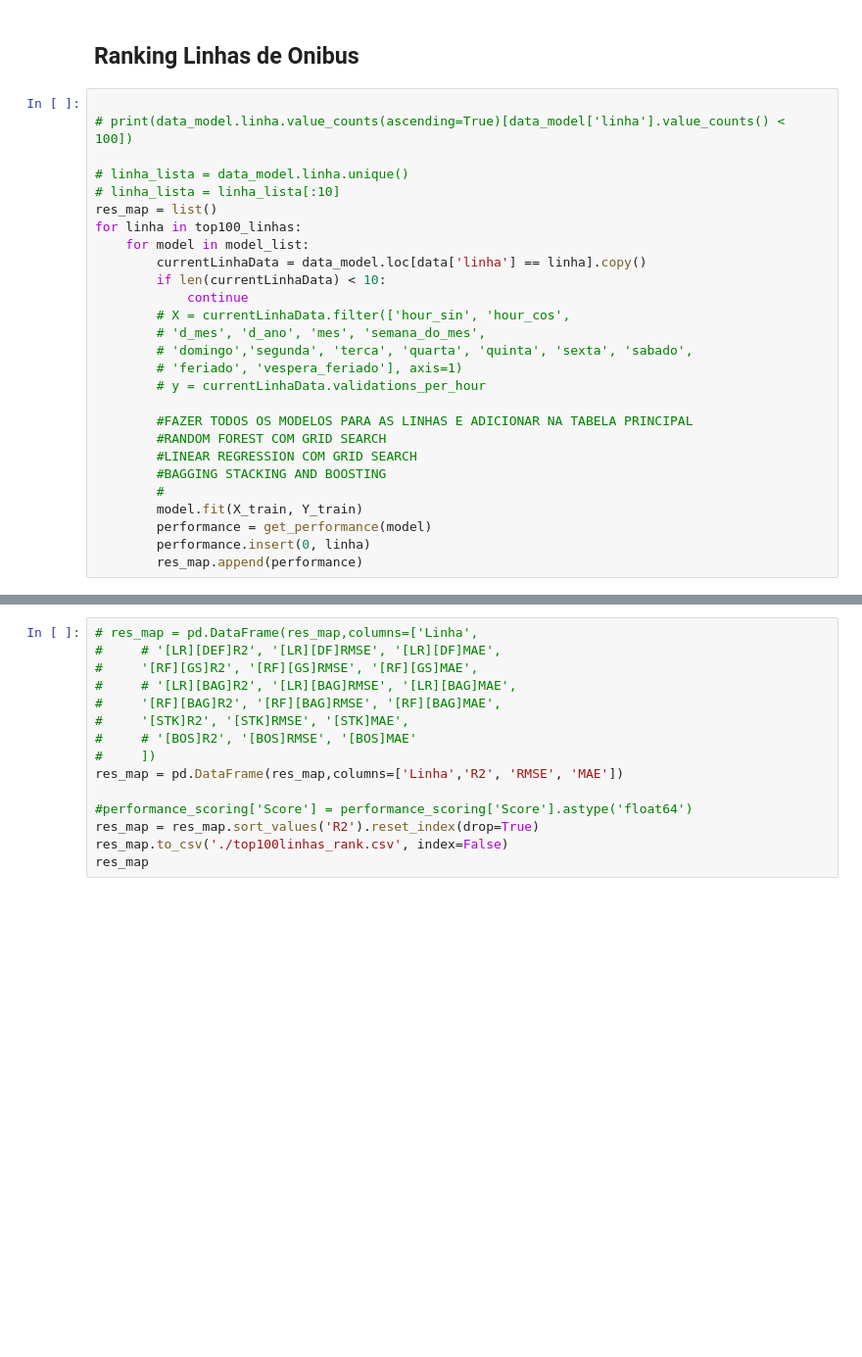
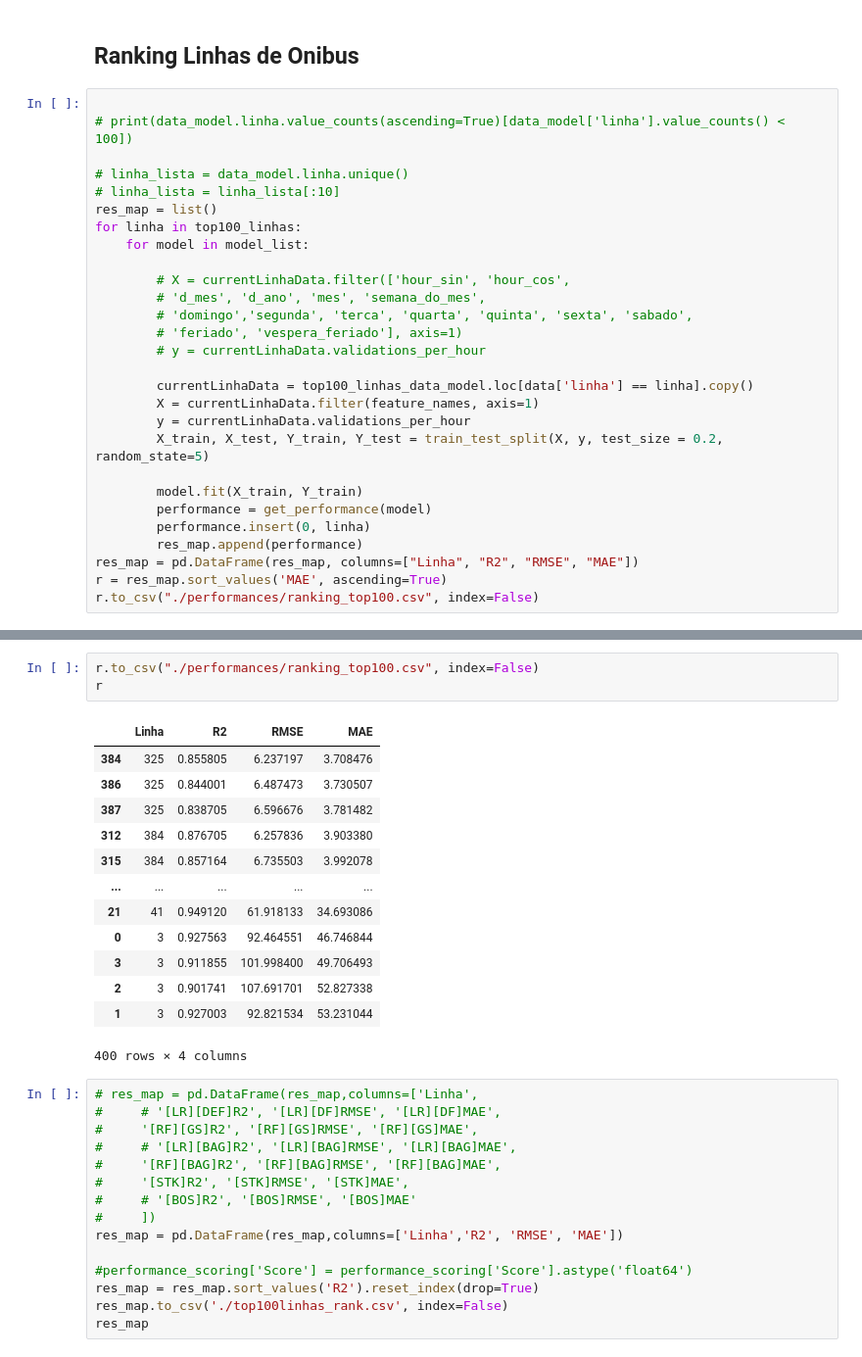
Before and after one commit to medeirosvictor/ds-mobilidade-urbana-fortaleza, a Jupyter notebook: Simples-SemSerieTemporal.ipynb, the cells around one changed output, grey strips where cells are left out. Shown at 98% size. Saved outputs shown, nothing was run; the diff lists cells and outputs as text; blank space fills up the shorter version.

```diff
--- a/Simples-SemSerieTemporal.ipynb
+++ b/Simples-SemSerieTemporal.ipynb
@@ -613,21 +624,22 @@ def week_of_month(tgtdate):
 res_map = list()
 for linha in top100_linhas:
     for model in model_list:
-        currentLinhaData = data_model.loc[data['linha'] == linha].copy()
-        if len(currentLinhaData) < 10:
-            continue
+
         # X = currentLinhaData.filter(['hour_sin', 'hour_cos',
         # 'd_mes', 'd_ano', 'mes', 'semana_do_mes',
         # 'domingo','segunda', 'terca', 'quarta', 'quinta', 'sexta', 'sabado',
         # 'feriado', 'vespera_feriado'], axis=1)
         # y = currentLinhaData.validations_per_hour
 
-        #FAZER TODOS OS MODELOS PARA AS LINHAS E ADICIONAR NA TABELA PRINCIPAL
-        #RANDOM FOREST COM GRID SEARCH
-        #LINEAR REGRESSION COM GRID SEARCH
-        #BAGGING STACKING AND BOOSTING
-        #
+        currentLinhaData = top100_linhas_data_model.loc[data['linha'] == linha].copy()
+        X = currentLinhaData.filter(feature_names, axis=1)
+        y = currentLinhaData.validations_per_hour
+        X_train, X_test, Y_train, Y_test = train_test_split(X, y, test_size = 0.2, random_state=5)
+
         model.fit(X_train, Y_train)
         performance = get_performance(model)
         performance.insert(0, linha)
         res_map.append(performance)
+res_map = pd.DataFrame(res_map, columns=["Linha", "R2", "RMSE", "MAE"])
+r = res_map.sort_values('MAE', ascending=True)
+r.to_csv("./performances/ranking_top100.csv", index=False)
@@ -637,3 +665,20 @@ res_map.sort_values('MAE').reset_index(drop=True)
+# %%
+r.to_csv("./performances/ranking_top100.csv", index=False)
+r
+# %% [output]
+|  | Linha | R2 | RMSE | MAE |
+| 384 | 325 | 0.855805 | 6.237197 | 3.708476 |
+| 386 | 325 | 0.844001 | 6.487473 | 3.730507 |
+| 387 | 325 | 0.838705 | 6.596676 | 3.781482 |
+| 312 | 384 | 0.876705 | 6.257836 | 3.903380 |
+| 315 | 384 | 0.857164 | 6.735503 | 3.992078 |
+| ... | ... | ... | ... | ... |
+| 21 | 41 | 0.949120 | 61.918133 | 34.693086 |
+| 0 | 3 | 0.927563 | 92.464551 | 46.746844 |
+| 3 | 3 | 0.911855 | 101.998400 | 49.706493 |
+| 2 | 3 | 0.901741 | 107.691701 | 52.827338 |
+| 1 | 3 | 0.927003 | 92.821534 | 53.231044 |
+400 rows × 4 columns
 # %%
 # res_map = pd.DataFrame(res_map,columns=['Linha',
 #     # '[LR][DEF]R2', '[LR][DF]RMSE', '[LR][DF]MAE',
```
Also changed, not shown: parts of 5 cells of this notebook, 1 other file.
